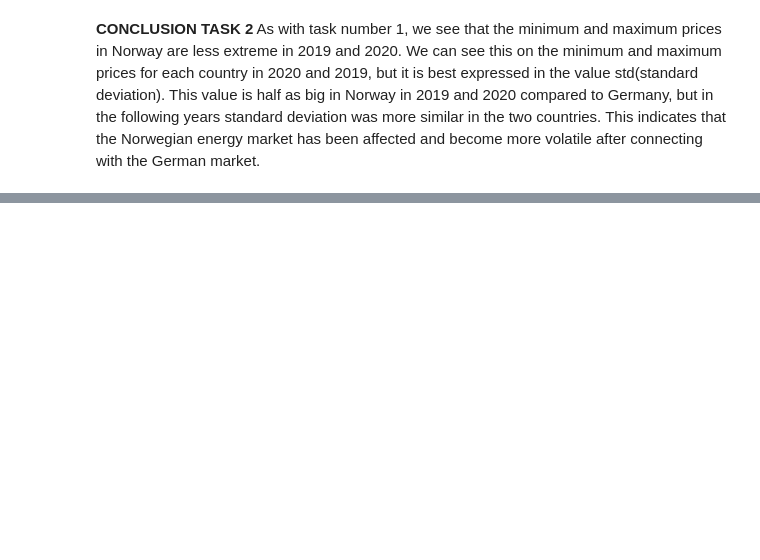
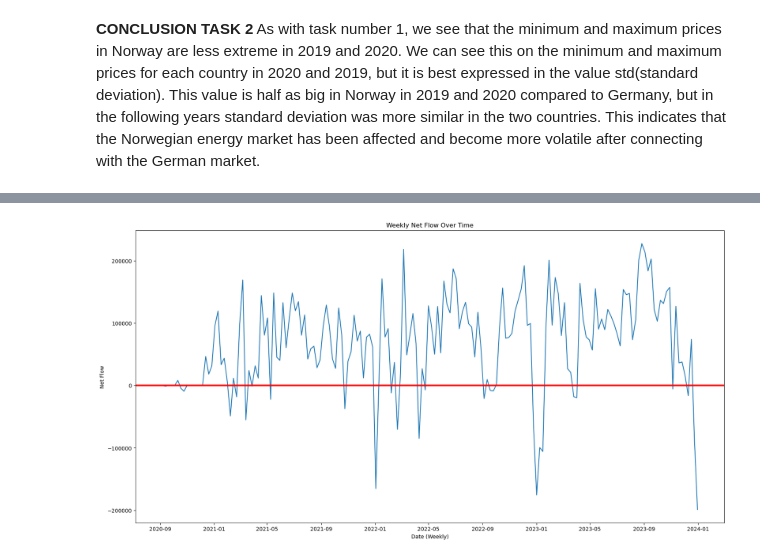
Before and after one commit to JoggiLJ/TECH_2_TERMPAPER, a Jupyter notebook: task.ipynb, the cells around one changed output, grey strips where cells are left out. Saved outputs shown, nothing was run; the diff lists cells and outputs as text; code cells hidden in the pictures; blank space fills up the shorter version.

```diff
--- a/task.ipynb
+++ b/task.ipynb
@@ -119,0 +231,35 @@ This indicates that the Norwegian energy market has been affected and become mor
+# %%
+#converting germany to norway dataframe to weekly
+
+imports_W = imports.pivot_table(index=[pd.Grouper(key = 'DateTime', freq = 'W'), 'InMapCode', 'OutMapCode'], values = 'FlowValue', aggfunc='sum').reset_index()
+# %%
+# merging the two dataframes
+
+merged_df = pd.merge(exports_W, imports_W, on = ['DateTime'], suffixes = ('_export', '_import'))
+
+
+# removing NaNs
+
+merged_df.fillna(0, inplace= True)
+
+
+# creating netflow column
+
+merged_df['NetFlow'] = merged_df['FlowValue_export'] - merged_df['FlowValue_import']
+# %%
+# ensuring merged dataframe is in datetime format
+merged_df['DateTime'] = pd.to_datetime(merged_df['DateTime'])
+
+# plotting the graph and adding labels
+
+plt.figure(figsize = (20,10))
+
+plt.plot(merged_df['DateTime'], merged_df['NetFlow'], linestyle = '-')
+
+plt.title('Weekly Net Flow Over Time')
+plt.xlabel('Date (Weekly)')
+plt.ylabel('Net Flow')
+plt.axhline(color = 'red', linewidth = 3)
+plt.show()
+# %% [output]
+[figure, added]
```
Also changed, not shown: parts of 19 cells of this notebook.
